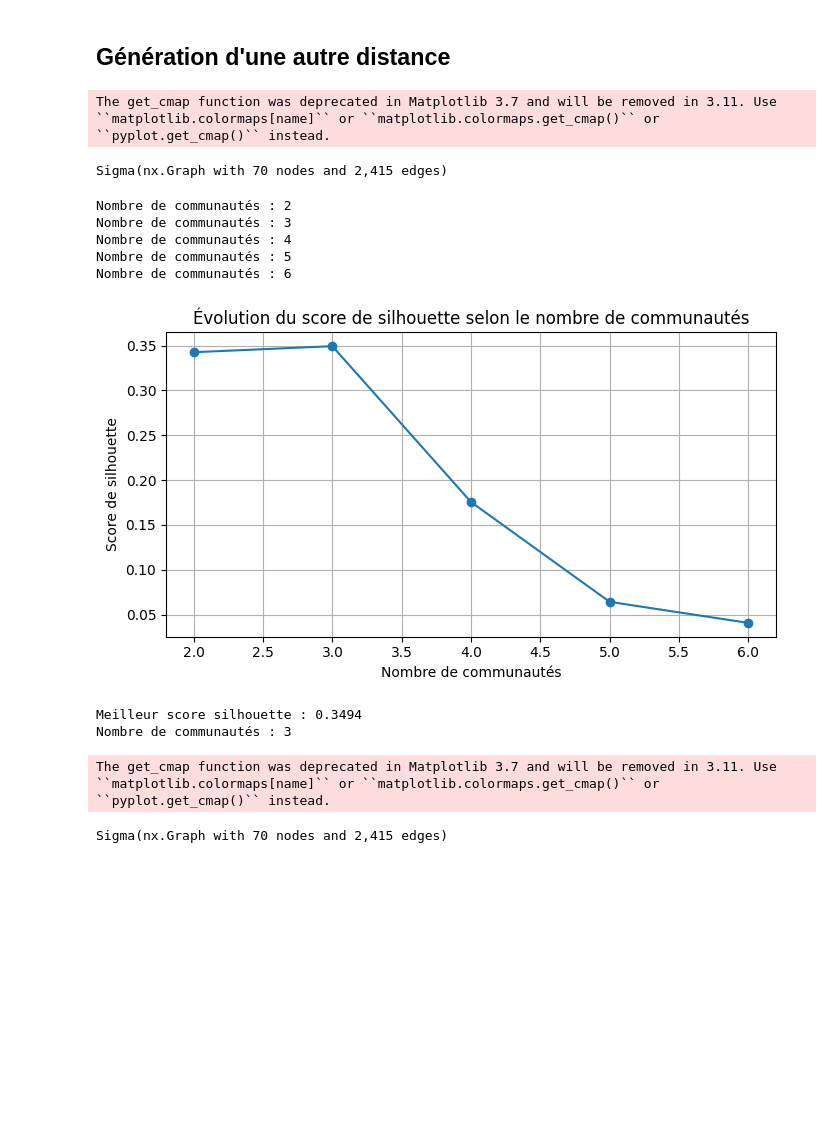
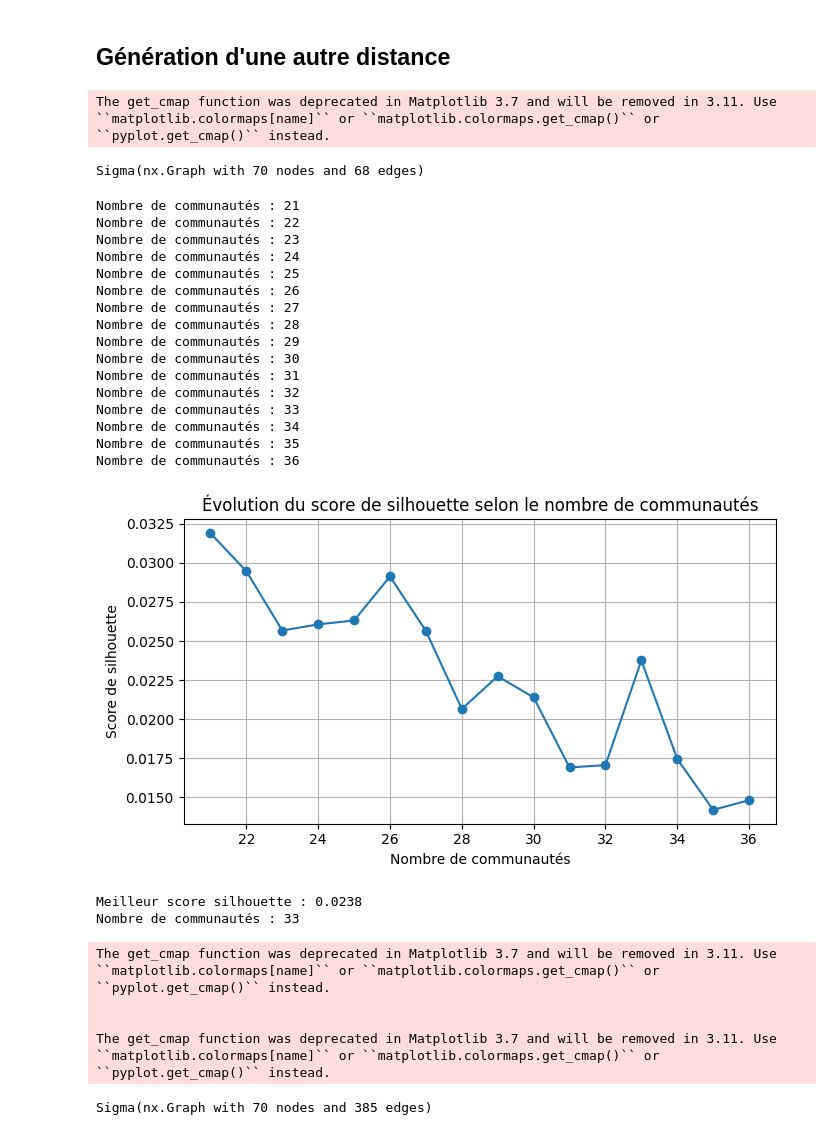
Before and after one commit to AugustinBouquillard/ClassicalGraph, a Jupyter notebook: exploitation_graphe.ipynb, the cells around one changed output. Cells and saved outputs as stored; diff of their text form; code cells hidden in the pictures; blank space fills up the shorter version.

Commit message:
graphe des 70 compositeurs en utilisant le transport optimal

```diff
--- a/exploitation_graphe.ipynb
+++ b/exploitation_graphe.ipynb
@@ -317,7 +333,7 @@ fig_3d.show()
 # %% [markdown]
 ## Génération du graphe
 # %%
-seuil = 1.25
+seuil = 0.65
 G = nx.Graph()
 for composer, centroid in dico_centroids.items():
     G.add_node(composer, pos=centroid[:3])
@@ -326,7 +342,7 @@ for comp1 in dico_centroids:
         if comp1 != comp2:
             dist = np.linalg.norm(dico_centroids[comp1][:3] - dico_centroids[comp2][:3])
             if dist < seuil:
-                G.add_edge(comp1, comp2, weight=1/dist)
+                G.add_edge(comp1, comp2, weight=seuil - dist)
 # %%
 import math
 
@@ -402,10 +418,10 @@ for communities in partition:
     # Calcul du score silhouette sur les centroïdes (distance_matrix)
     score = silhouette_score(distance_matrix, labels, metric='precomputed')
     silhouette_scores.append(score)
-    if score > best_score:
+    if score > best_score or n_communities == 22:
         best_score = score
         best_partition = communities
-    if n_communities >= 10:
+    if n_communities >= 50:
         break
 
 # Tracer l'évolution du score de silhouette
@@ -643,19 +673,23 @@ fig.update_layout(
 fig.show()
 # %%
 G = nx.Graph()
+seuil = 1.3
 for value,item in dico_classes.items():
-    G.add_node(value, label = item, pos=centroid[:3])
+    G.add_node(item, pos=centroid[:3])
 for comp1 in range(len(class_names)):
     for comp2 in range(len(class_names)):
         if comp1 != comp2:
-            dist = distance(comp1, comp2,X,y_encoded)
-            G.add_edge(comp1, comp2, weight= 3.5-dist)
+            dist = distance_matrix[comp1, comp2]
+            if dist < seuil:
+                G.add_edge(class_names[comp1], class_names[comp2], weight= seuil-dist)
+
+pickle.dump(G, open(f"graphe_centroids_pot_seuil={seuil}.pkl", "wb"))
 # %%
 import math
 
 # Définir une colormap bleu-rouge pour les poids des arêtes
 import matplotlib
-cmap = matplotlib.cm.get_cmap('coolwarm')
+cmap = matplotlib.cm.get_cmap('viridis')
 
 # Normaliser les poids pour la colormap
 weights = np.array([d['weight'] for _, _, d in G.edges(data=True)])
@@ -698,7 +732,7 @@ sigma = Sigma(
 sigma
 # %% [output]
 The get_cmap function was deprecated in Matplotlib 3.7 and will be removed in 3.11. Use ``matplotlib.colormaps[name]`` or ``matplotlib.colormaps.get_cmap()`` or ``pyplot.get_cmap()`` instead.
-Sigma(nx.Graph with 70 nodes and 2,415 edges)
+Sigma(nx.Graph with 70 nodes and 68 edges)
 # %%
 from networkx.algorithms.community.centrality import girvan_newman
 from networkx import edge_betweenness_centrality as betweenness
@@ -712,43 +746,54 @@ silhouette_scores = []
 partition_lengths = []
 best_score = -1
 best_partition = None
 for communities in partition:
     n_communities = len(communities)
     partition_lengths.append(n_communities)
     print(f"Nombre de communautés : {n_communities}")
     labels = np.zeros(len(G.nodes()), dtype=int)
     for idx, community in enumerate(communities):
         for node in community:
             labels[list(G.nodes()).index(node)] = idx
     # Calcul du score silhouette sur les centroïdes (distance_matrix)
     score = silhouette_score(distance_matrix, labels, metric='precomputed')
     silhouette_scores.append(score)
-    if score > best_score:
+    if score > best_score or n_communities == 33:
         best_score = score
         best_partition = communities
-    if n_communities >= 6:
+    if n_communities >= 36:
         break
 
 # Tracer l'évolution du score de silhouette
 plt.figure(figsize=(7, 4))
 plt.plot(partition_lengths, silhouette_scores, marker='o')
 plt.xlabel("Nombre de communautés")
 plt.ylabel("Score de silhouette")
 plt.title("Évolution du score de silhouette selon le nombre de communautés")
 plt.grid(True)
 plt.tight_layout()
 plt.show()
 print(f"Meilleur score silhouette : {best_score:.4f}")
 print(f"Nombre de communautés : {len(best_partition)}")
 # %% [output]
-Nombre de communautés : 2
-Nombre de communautés : 3
-Nombre de communautés : 4
-Nombre de communautés : 5
-Nombre de communautés : 6
+Nombre de communautés : 21
+Nombre de communautés : 22
+Nombre de communautés : 23
+Nombre de communautés : 24
+Nombre de communautés : 25
+Nombre de communautés : 26
+Nombre de communautés : 27
+Nombre de communautés : 28
+Nombre de communautés : 29
+Nombre de communautés : 30
+Nombre de communautés : 31
+Nombre de communautés : 32
+Nombre de communautés : 33
+Nombre de communautés : 34
+Nombre de communautés : 35
+Nombre de communautés : 36
-[figure, old version]
+[figure, new version]
-Meilleur score silhouette : 0.3494
-Nombre de communautés : 3
+Meilleur score silhouette : 0.0238
+Nombre de communautés : 33
 # %%
 import math
 
@@ -816,4 +861,7 @@ sigma = Sigma(
 sigma
 # %% [output]
 The get_cmap function was deprecated in Matplotlib 3.7 and will be removed in 3.11. Use ``matplotlib.colormaps[name]`` or ``matplotlib.colormaps.get_cmap()`` or ``pyplot.get_cmap()`` instead.
+
+
+The get_cmap function was deprecated in Matplotlib 3.7 and will be removed in 3.11. Use ``matplotlib.colormaps[name]`` or ``matplotlib.colormaps.get_cmap()`` or ``pyplot.get_cmap()`` instead.
-Sigma(nx.Graph with 70 nodes and 2,415 edges)
+Sigma(nx.Graph with 70 nodes and 385 edges)
```
Also changed, not shown: parts of 6 cells of this notebook, 2 other files.
